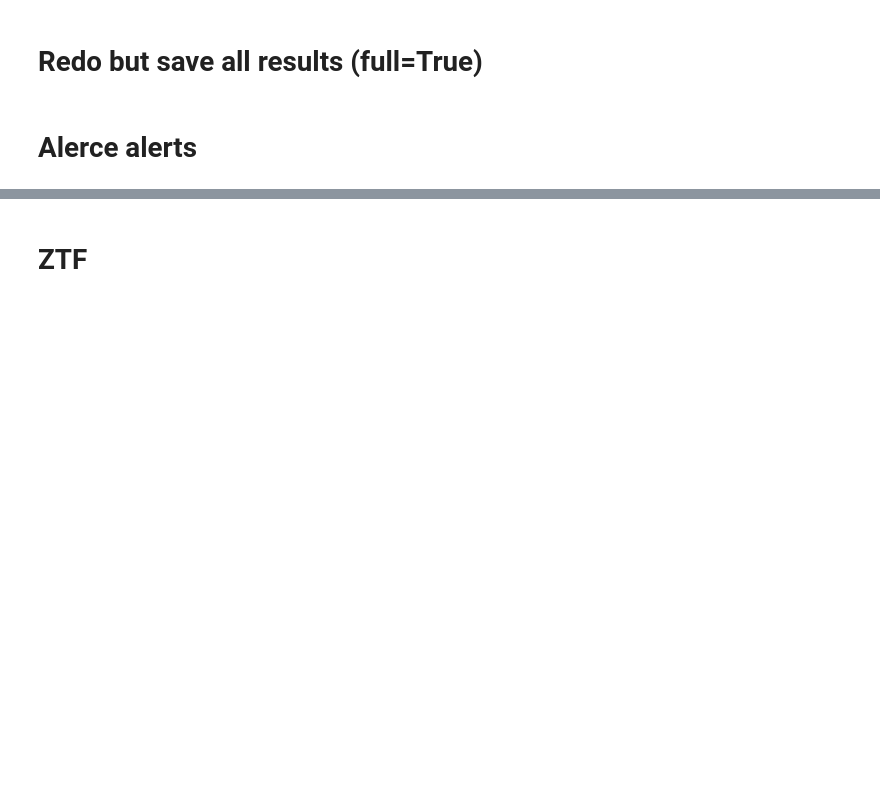
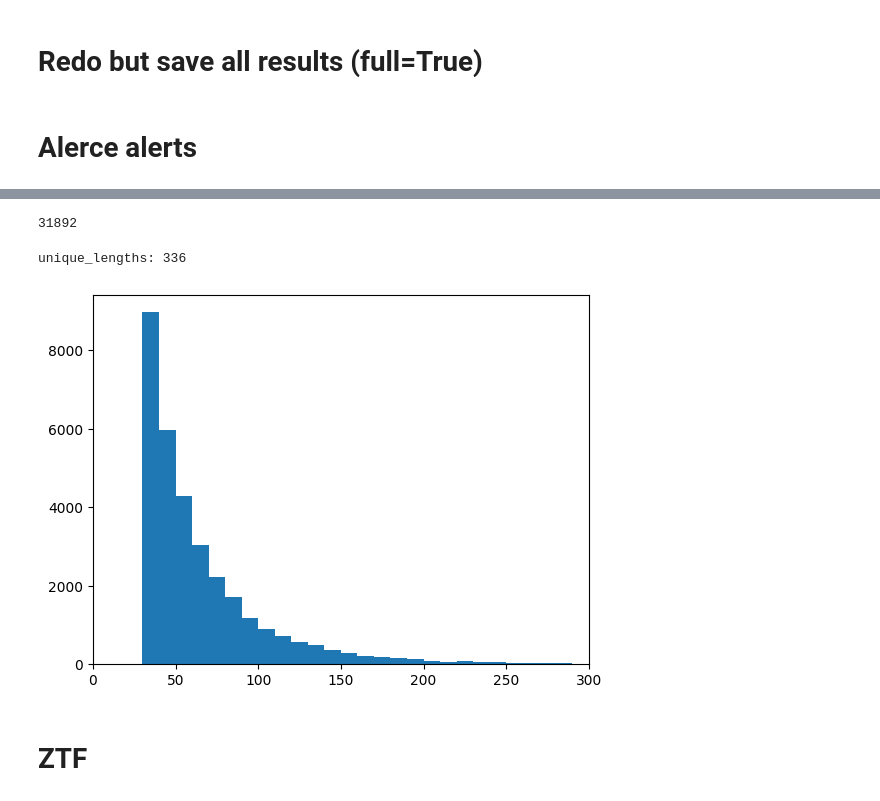
Before and after one commit to lincc-frameworks/notebooks_lf, a Jupyter notebook: PeriodDrw/Fit.ipynb, the cells around one changed output, grey strips where cells are left out. Saved outputs shown, nothing was run; the diff lists cells and outputs as text; code cells hidden in the pictures; blank space fills up the shorter version.

Commit message:
alerce data import added

```diff
--- a/PeriodDrw/Fit.ipynb
+++ b/PeriodDrw/Fit.ipynb
@@ -257,2 +354,17 @@ combined_df_full
+# %%
+# how many objects
+print(len(ens._object))
+# %% [output]
+31892
+# %%
+nobs_data = ens._object["nobs_total"].values.compute()
+binwidth=10
+plt.hist(nobs_data, bins=np.arange(min(nobs_data), max(nobs_data) + binwidth, binwidth))
+plt.xlim(0,300)
+
+print(f"unique_lengths: {len(np.unique(nobs_data))}")
+# %% [output]
+unique_lengths: 336
+[figure, added]
 # %% [markdown]
 # ZTF
```
Also changed, not shown: parts of 8 cells of this notebook.
